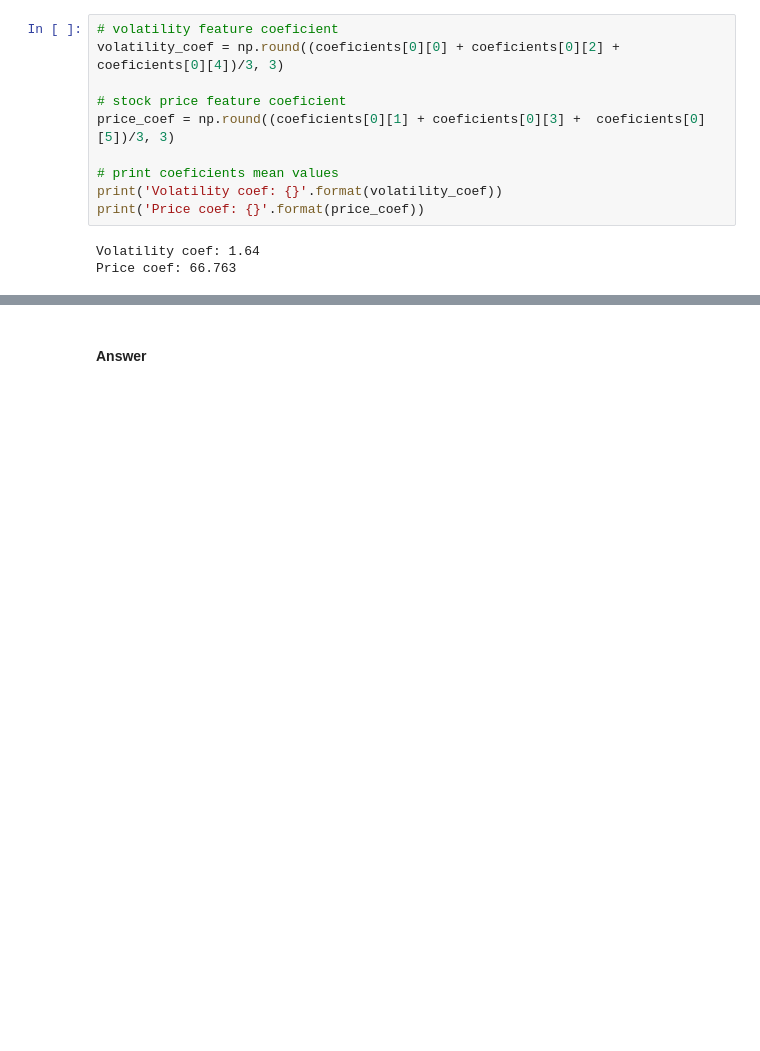
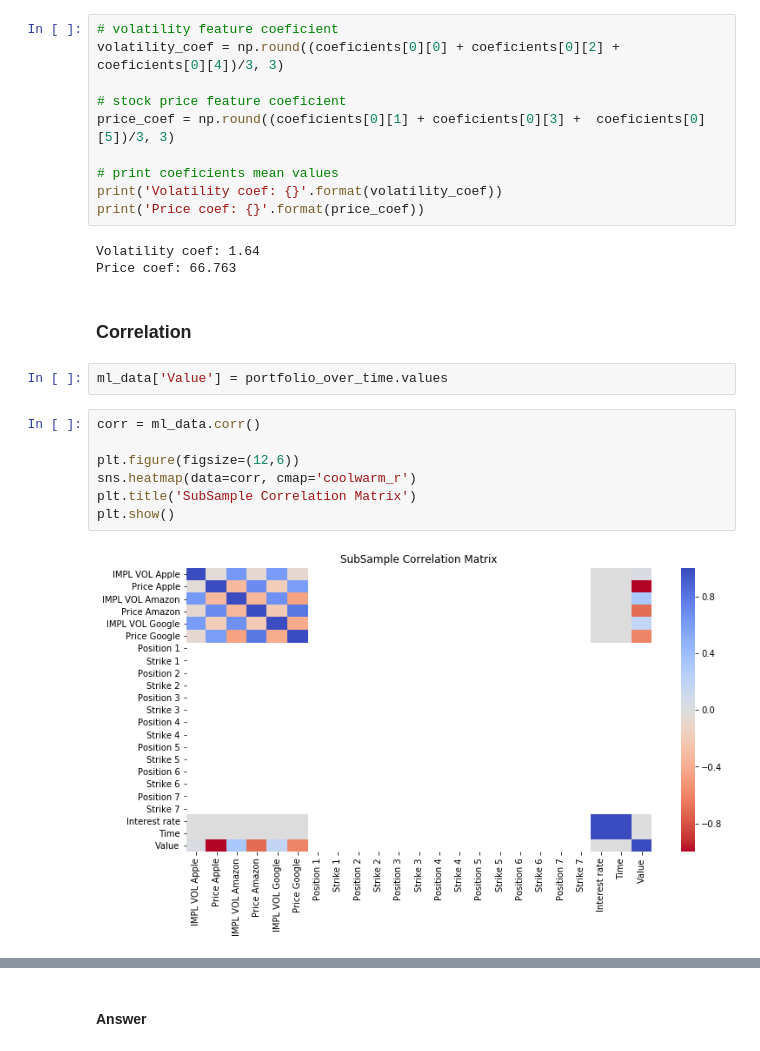
Before and after one commit to Antanskas/Portfolio_analysis, a Jupyter notebook: portfolio_analysis.ipynb, the cells around one changed output, grey strips where cells are left out. Saved outputs shown, nothing was run; the diff lists cells and outputs as text; blank space fills up the shorter version.

```diff
--- a/portfolio_analysis.ipynb
+++ b/portfolio_analysis.ipynb
@@ -192,3 +192,16 @@ print('Price coef: {}'.format(price_coef))
 # %% [output]
 Volatility coef: 1.64
 Price coef: 66.763
+# %% [markdown]
+### Correlation
+# %%
+ml_data['Value'] = portfolio_over_time.values
+# %%
+corr = ml_data.corr()
+
+plt.figure(figsize=(12,6))
+sns.heatmap(data=corr, cmap='coolwarm_r')
+plt.title('SubSample Correlation Matrix')
+plt.show()
+# %% [output]
+[figure, added]
```
Also changed, not shown: parts of 3 cells of this notebook.
